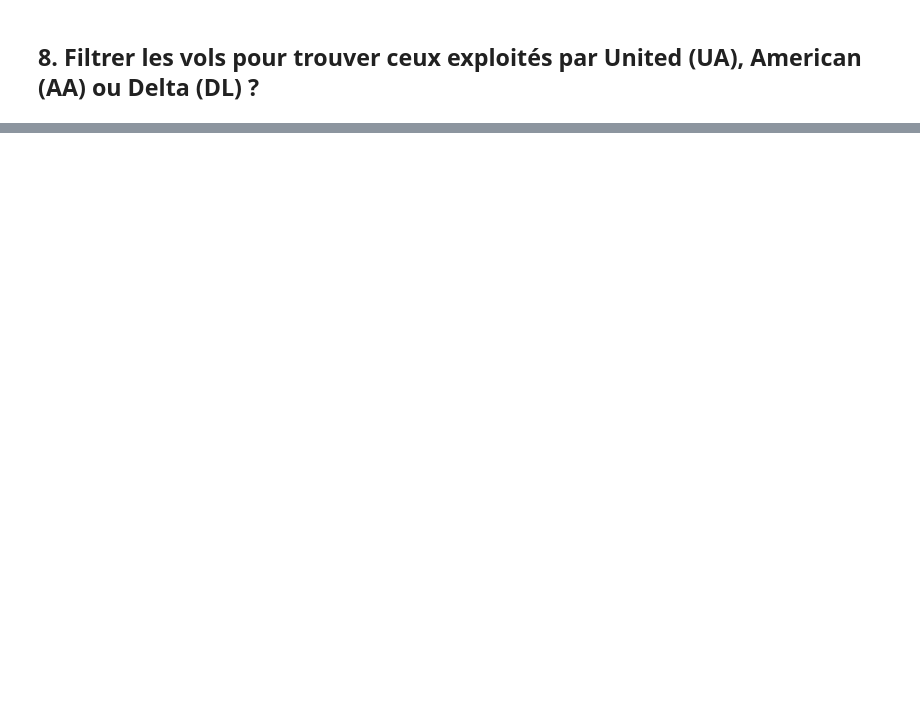
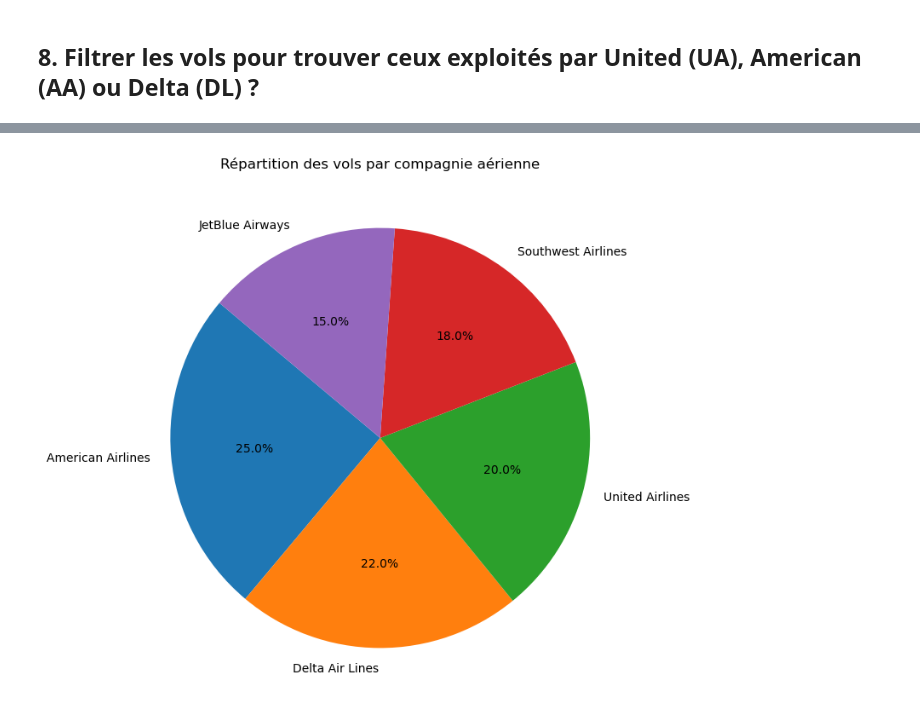
Before and after one commit to arnaudlagarde/Flight-Data-Analysis, a Jupyter notebook: notebooks/Flight_Data_Analysis.ipynb, the cells around one changed output, grey strips where cells are left out. Drawn from its saved outputs; the diff is of its cells as text; code cells hidden in the pictures; blank space fills up the shorter version.

```diff
--- a/notebooks/Flight_Data_Analysis.ipynb
+++ b/notebooks/Flight_Data_Analysis.ipynb
@@ -312,0 +487,13 @@ airlines_all_destinations.show()
+# %%
+import matplotlib.pyplot as plt
+
+# Données de démonstration
+airlines = ["American Airlines", "Delta Air Lines", "United Airlines", "Southwest Airlines", "JetBlue Airways"]
+flight_counts = [2500, 2200, 2000, 1800, 1500]
+
+plt.figure(figsize=(8, 8))
+plt.pie(flight_counts, labels=airlines, autopct='%1.1f%%', startangle=140)
+plt.title("Répartition des vols par compagnie aérienne")
+plt.show()
+# %% [output]
+[figure, added]
```
Also changed, not shown: parts of 40 cells of this notebook.
